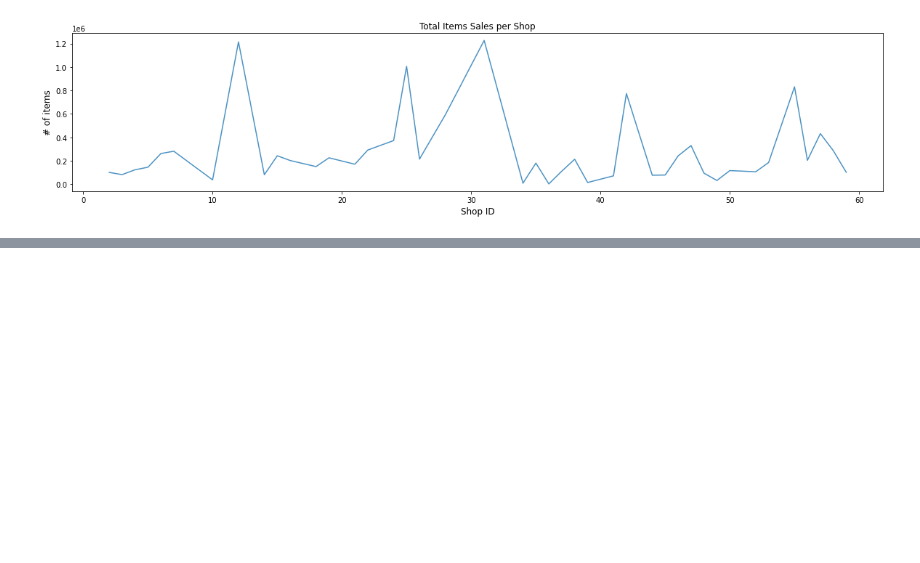
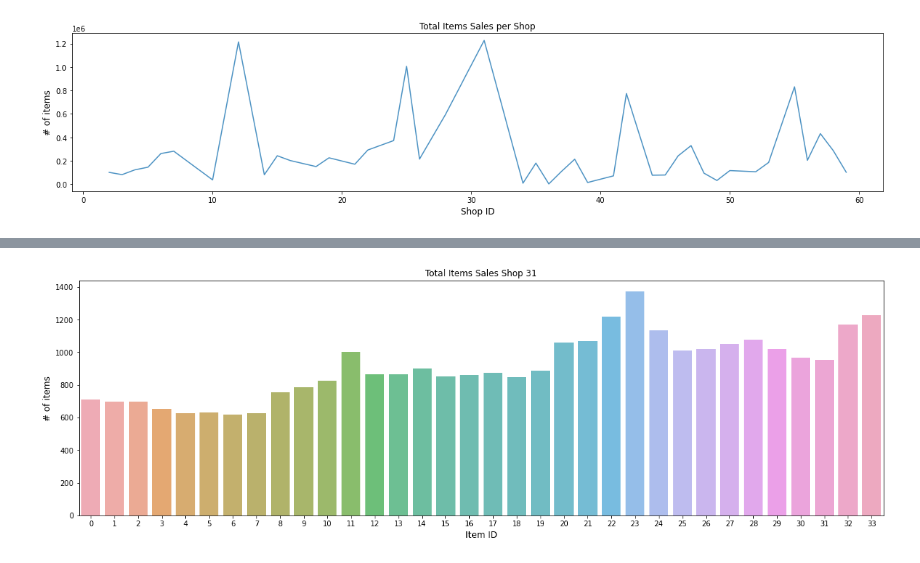
Before and after one commit to jguzman94/capstone-project, a Jupyter notebook: Results.ipynb, the cells around one changed output, grey strips where cells are left out. Cells and saved outputs as stored; diff of their text form; code cells hidden in the pictures; blank space fills up the shorter version.

```diff
--- a/Results.ipynb
+++ b/Results.ipynb
@@ -129,0 +158,12 @@ plt.show()
+# %%
+sales_train = sales.groupby(['date_block_num'])['item_price'].mean().reset_index()
+# %%
+# plot
+plt.figure(figsize=(20,6))
+ax=sns.barplot(sales_train.date_block_num, sales_train.item_price, alpha=0.8)
+plt.title("Total Items Sales Shop 31")
+plt.ylabel("# of items", fontsize=12)
+plt.xlabel("Item ID", fontsize=12)
+plt.show()
+# %% [output]
+[figure, added]
```
Also changed, not shown: parts of 16 cells of this notebook.
